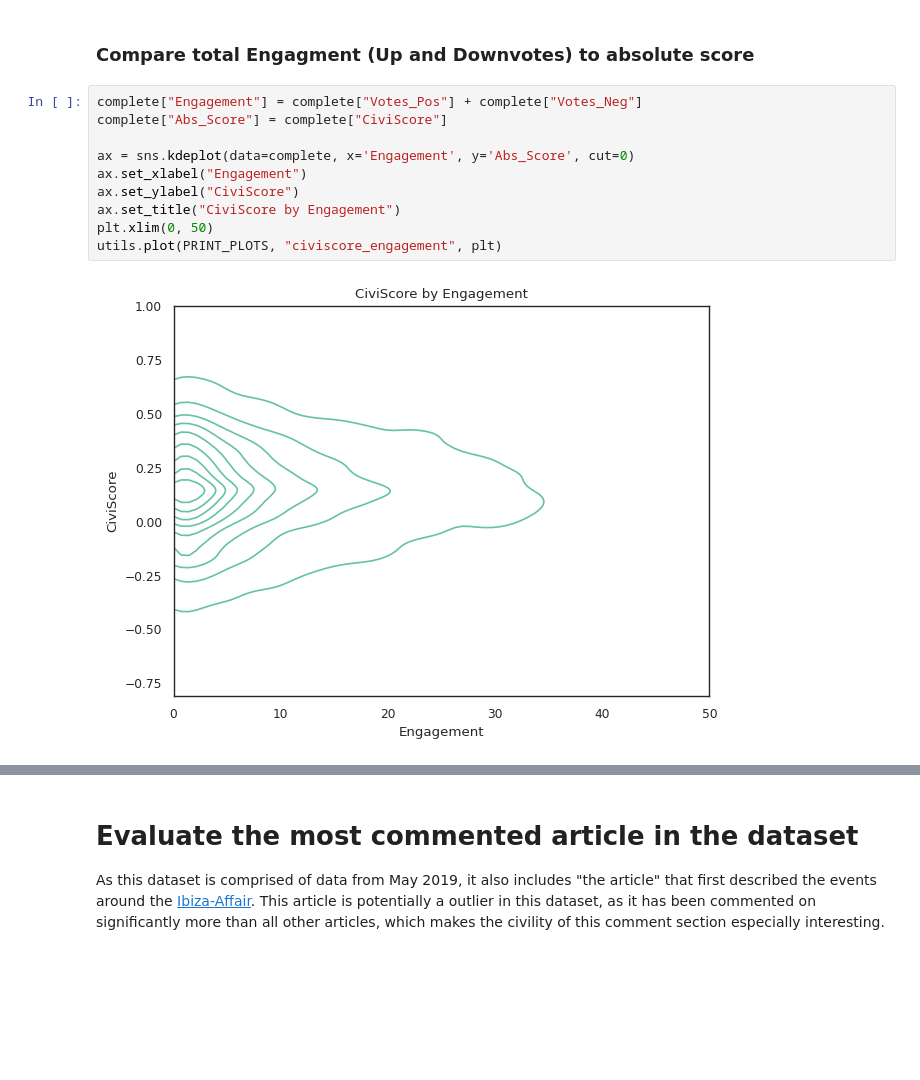
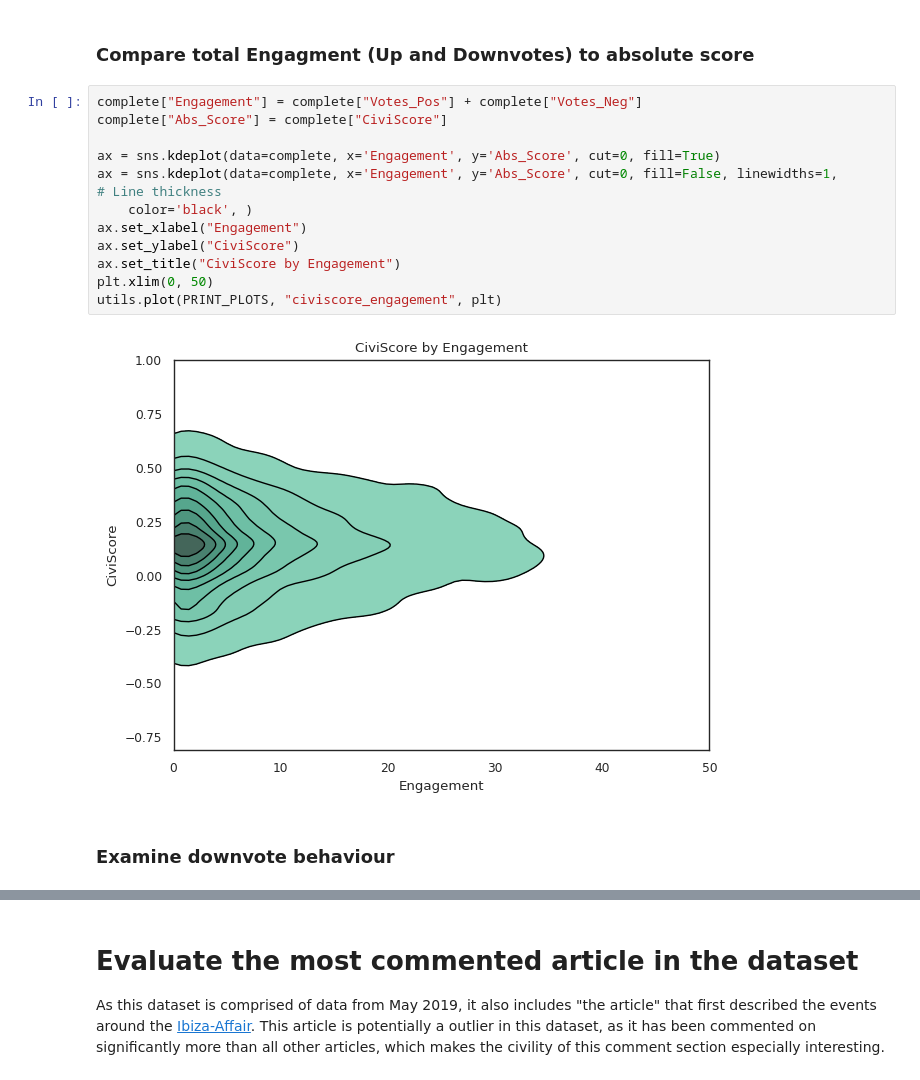
Before and after one commit to lorenzprattes/CiviRank, a Jupyter notebook: evaluation/evaluation.ipynb, the cells around one changed output, grey strips where cells are left out. Drawn from its saved outputs; the diff is of its cells as text; blank space fills up the shorter version.

```diff
--- a/evaluation/evaluation.ipynb
+++ b/evaluation/evaluation.ipynb
@@ -506,12 +695,16 @@ utils.plot(PRINT_PLOTS, "negative_votes_to_civiscore", plt)
 # %%
 complete["Engagement"] = complete["Votes_Pos"] + complete["Votes_Neg"]
 complete["Abs_Score"] = complete["CiviScore"]
 
-ax = sns.kdeplot(data=complete, x='Engagement', y='Abs_Score', cut=0)
+ax = sns.kdeplot(data=complete, x='Engagement', y='Abs_Score', cut=0, fill=True)
+ax = sns.kdeplot(data=complete, x='Engagement', y='Abs_Score', cut=0, fill=False, linewidths=1,      # Line thickness
+    color='black', )
 ax.set_xlabel("Engagement")
 ax.set_ylabel("CiviScore")
 ax.set_title("CiviScore by Engagement")
 plt.xlim(0, 50)
 utils.plot(PRINT_PLOTS, "civiscore_engagement", plt)
 # %% [output]
-[figure, old version]
+[figure, new version]
+# %% [markdown]
+### Examine downvote behaviour
```
Also changed, not shown: parts of 28 cells of this notebook, 25 other files.
